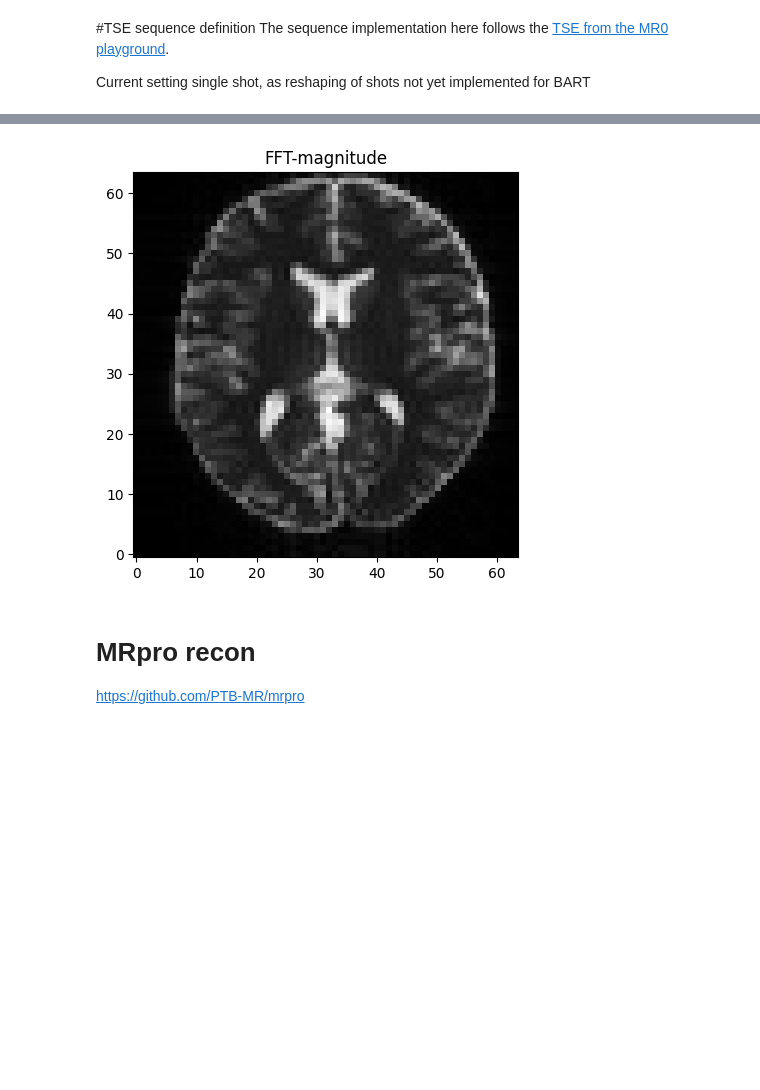
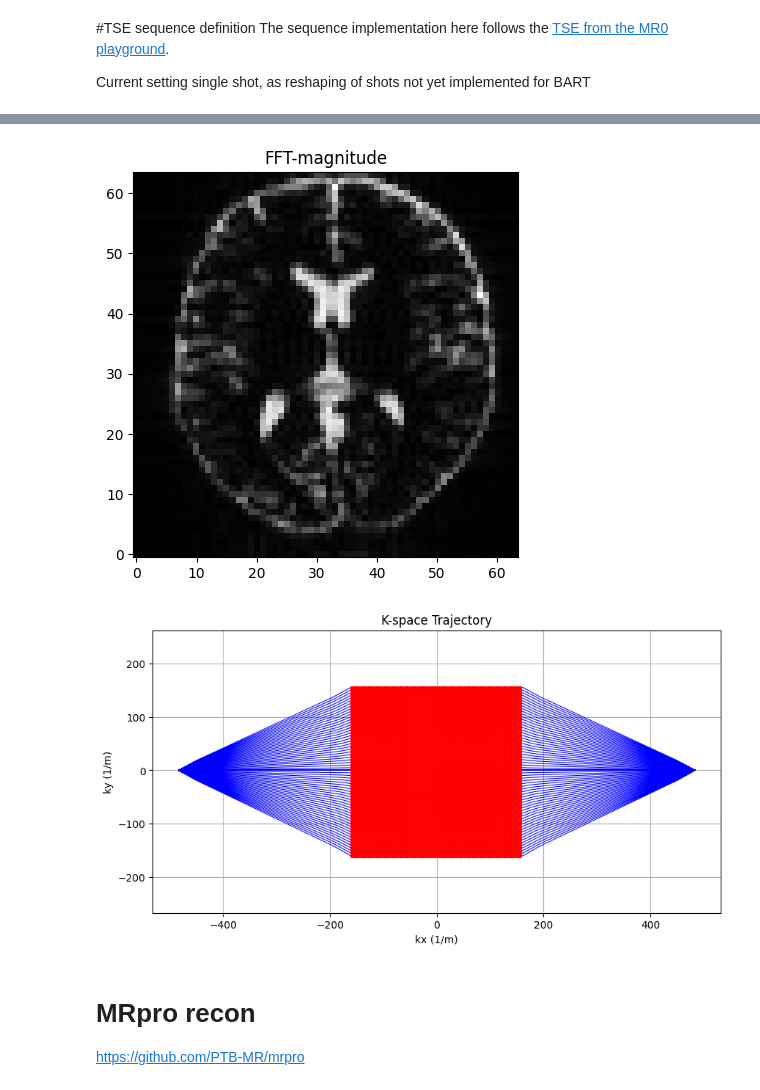
Before and after one commit to ovedtal1/Article_MAGMA24_RMRI, a Jupyter notebook: scripts/TSE_PyPulseq_mr0_mrpro_BART.ipynb, the cells around one changed output, grey strips where cells are left out. Drawn from its saved outputs; the diff is of its cells as text; code cells hidden in the pictures; blank space fills up the shorter version.

```diff
--- a/scripts/TSE_PyPulseq_mr0_mrpro_BART.ipynb
+++ b/scripts/TSE_PyPulseq_mr0_mrpro_BART.ipynb
@@ -44,8 +44,8 @@ TE_ms=5 # @param {type: "slider", min: 0.0, max: 200.0}
 TE=TE_ms*1e-3
 TR=5    # @param {type: "slider", min: 0.0, max: 20}
 TI_s=0 # @param {type: "slider", min: 0.0, max: 10.0, step: 0.1}
-Excitation_FA=30 # @param {type: "slider", min: 10, max: 270}
-Refocusing_FA=60 # @param {type: "slider", min: 10, max: 270}
+Excitation_FA=90 # @param {type: "slider", min: 10, max: 270}
+Refocusing_FA=180 # @param {type: "slider", min: 10, max: 270}
 PEtype = 'linear' # @param ['centric', 'linear']
 r_spoil =2 # @param {type: "slider", min: 0, max: 3}
 PE_grad_on=True # @param {type: "boolean"}
@@ -58,11 +58,11 @@ dumref=0    # @param {type: "slider", min: 0, max: 10}
 # Define rf events
 rf1, gz1, gzr1 = pp.make_sinc_pulse(
     flip_angle=Excitation_FA * np.pi / 180, phase_offset=90 * np.pi / 180, duration=1e-3,
-    slice_thickness=slice_thickness, apodization=0.5, time_bw_product=4,
+    slice_thickness=slice_thickness, apodization=0.5, time_bw_product=4,use='excitation',
     system=system, return_gz=True)
 
 rf2, gz2, _ = pp.make_sinc_pulse(
-    flip_angle=Refocusing_FA* np.pi / 180, duration=1e-3,
+    flip_angle=Refocusing_FA* np.pi / 180, duration=1e-3,use='refocusing',
     slice_thickness=slice_thickness, apodization=0.5, time_bw_product=4,
     system=system, return_gz=True)
 
@@ -233,22 +232,34 @@ def show_traj(ktraj):
 # %%
 #read phase1 phase2 channels maps echos ...
 Nc=1
 Nphase3D=1
 kdat = torch.reshape((signal), (Nc,Nphase3D,Nphase, Nread)).clone().permute(3,2,1,0)
 # Add singleton dimensions for channels and maps
 kdat_bart=kdat.unsqueeze(3).unsqueeze(4)
 
 k_traj_adc, k_traj, t_excitation, t_refocusing, t_adc = seq.calculate_kspace(trajectory_delay=0)
 fov3D=np.array([fov, fov, slice_thickness])
 ktraj = k_traj_adc  * fov3D[:,None]
 ktraj = ktraj.reshape(3, Nc,-1).transpose([0,2,1])
 
 #recon
 img_simple = recon(kdat_bart)
 plt.title('FFT-magnitude')
 mr0.util.imshow(np.abs(img_simple.squeeze()),cmap='gray')
+plt.show()
+
+# Plot the 2D k-space trajectory
+plt.plot(k_traj[0, :], k_traj[1, :], 'b-')
+plt.plot(k_traj_adc[0, :], k_traj_adc[1, :], 'r.', label='ADC Points')
+plt.xlabel('kx (1/m)')
+plt.ylabel('ky (1/m)')
+plt.title('K-space Trajectory')
+plt.axis('equal')
+plt.grid(True)
+plt.show()
 # %% [output]
-[figure, old version]
+[figure, new version]
+[figure, added]
 # %% [markdown]
 # MRpro recon
 https://github.com/PTB-MR/mrpro
```
Also changed, not shown: parts of 3 cells of this notebook.
